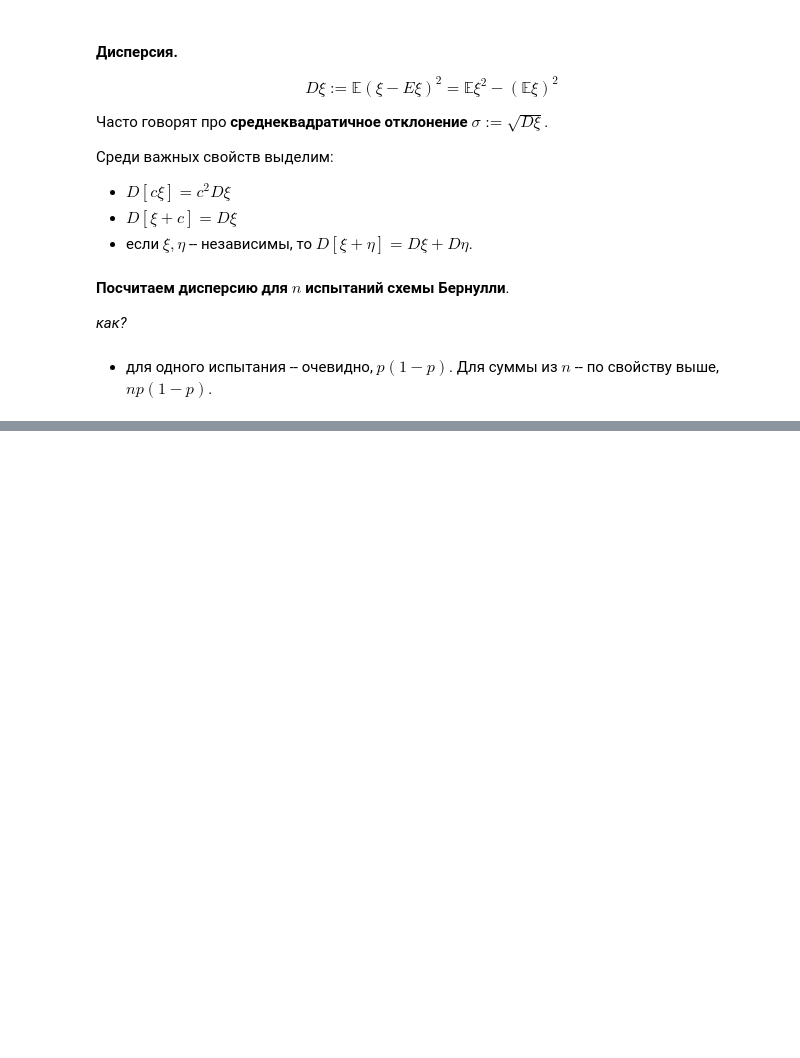
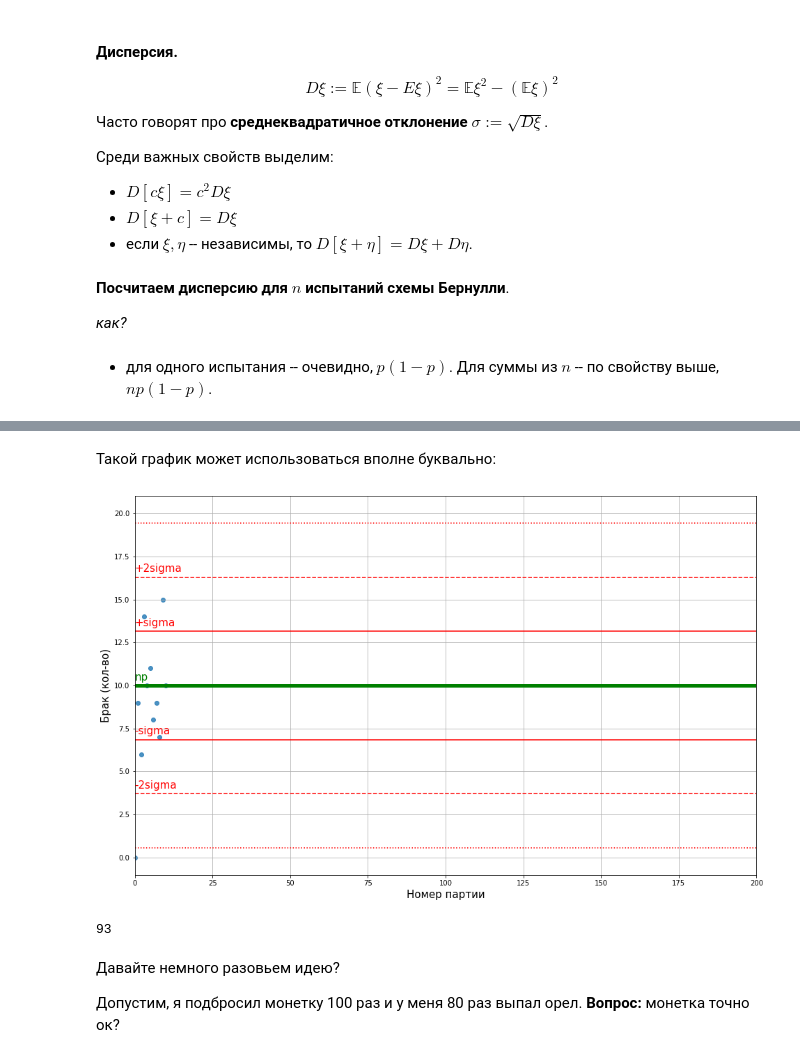
Before and after one commit to alex-bochkarev/zpsh-21-probs, a Jupyter notebook: 3-random-vars.ipynb, the cells around one changed output, grey strips where cells are left out. Cells and saved outputs as stored; diff of their text form; code cells hidden in the pictures; blank space fills up the shorter version.

```diff
--- a/3-random-vars.ipynb
+++ b/3-random-vars.ipynb
@@ -254,0 +256,2 @@ plt.axhline(n*p + 3*sqrt(n*p*(1-p)), color='red', ls='dotted')
+# %% [markdown]
+Такой график может использоваться вполне буквально:
@@ -254,0 +307,15 @@ plt.axhline(n*p + 3*sqrt(n*p*(1-p)), color='red', ls='dotted')
+# %%
+n = 1000; p=0.01; p_bad=0.013
+pline = ProductionLine(p, p_bad, n)
+# %%
+pline.refresh()
+# %% [output]
+[figure, added]
+# %%
+pline.t_star
+# %% [output]
+93
+# %% [markdown]
+Давайте немного разовьем идею?
+
+Допустим, я подбросил монетку 100 раз и у меня 80 раз выпал орел. **Вопрос:** монетка точно ок?
```
Also changed, not shown: parts of 8 cells of this notebook.
